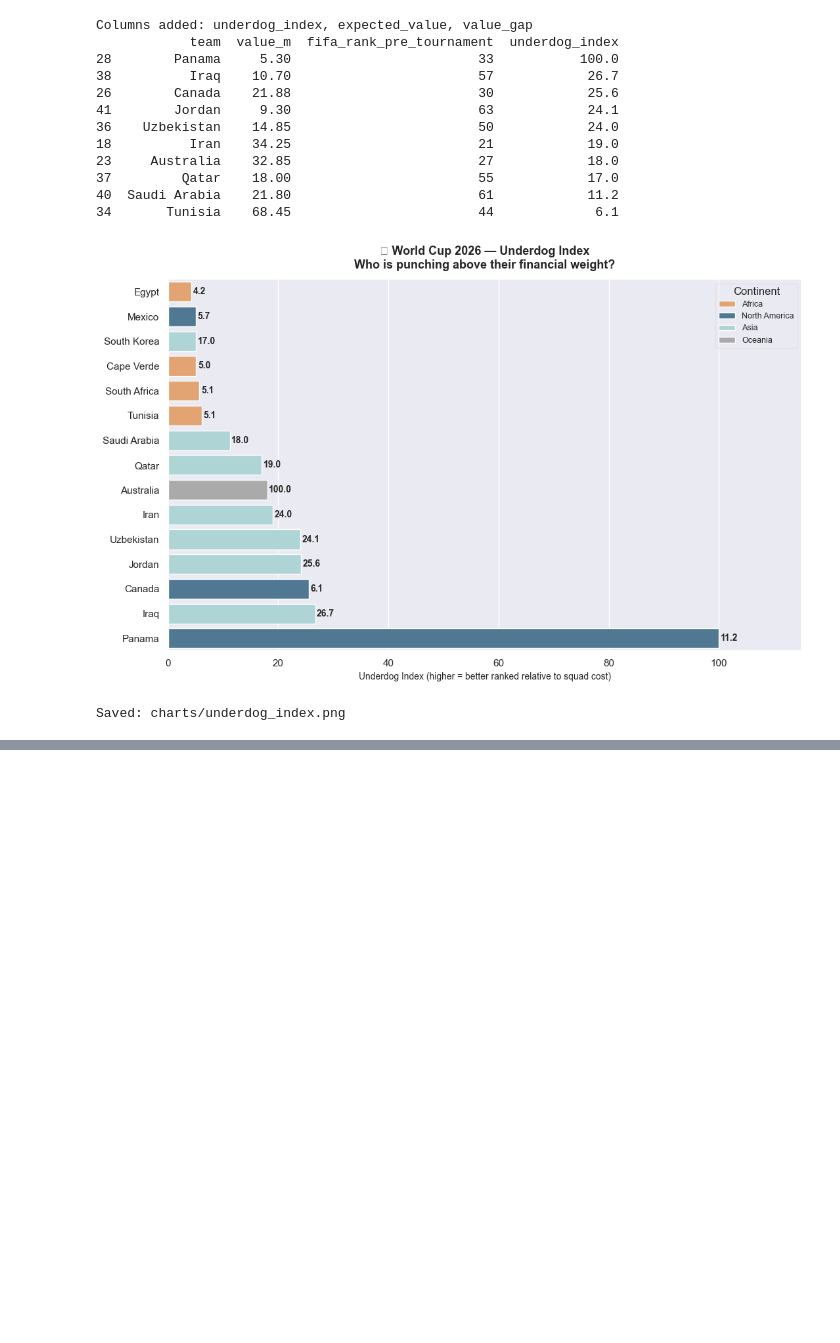
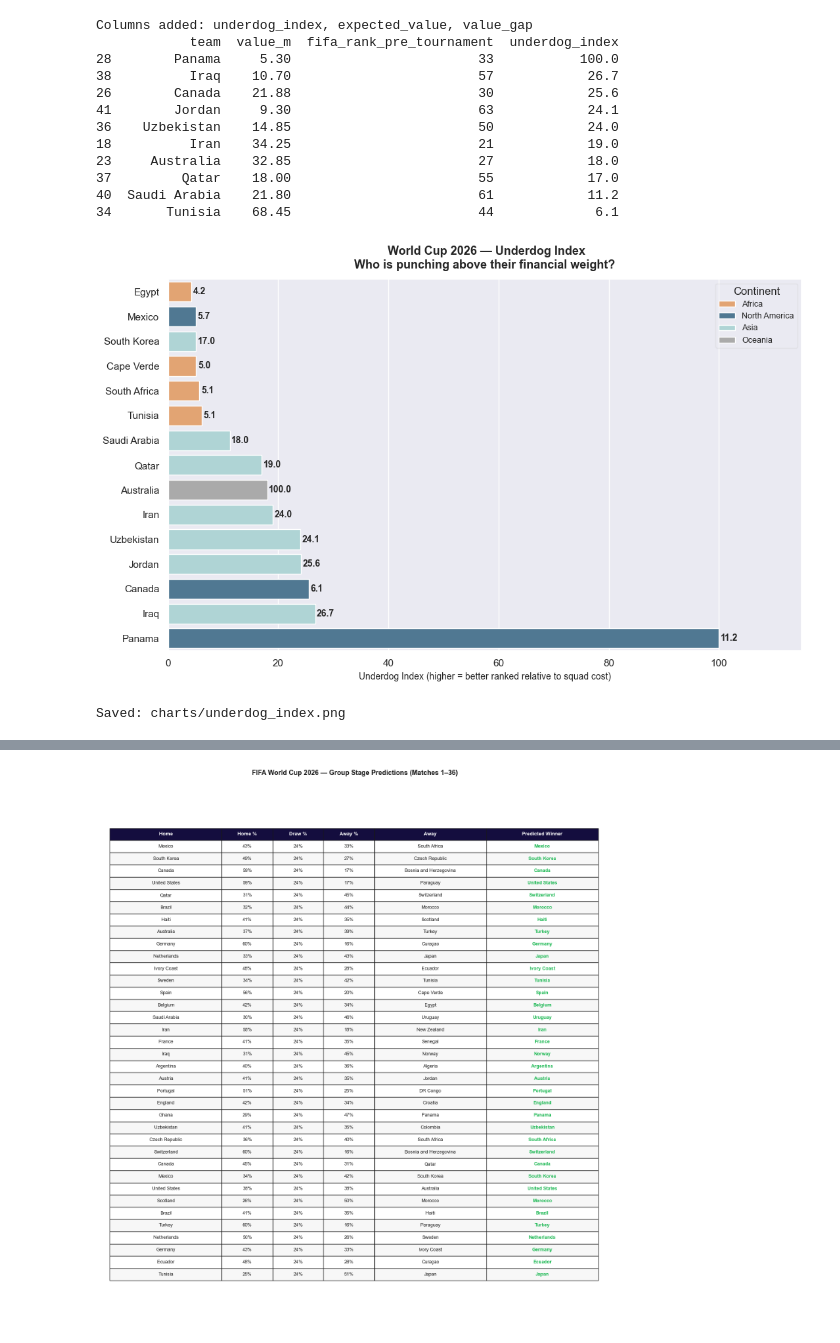
Before and after one commit to ojas996/fifa-world-cup-2026-analysis, a Jupyter notebook: analysis.ipynb, the cells around one changed output, grey strips where cells are left out. Saved outputs shown, nothing was run; the diff lists cells and outputs as text; code cells hidden in the pictures; blank space fills up the shorter version.

```diff
--- a/analysis.ipynb
+++ b/analysis.ipynb
@@ -1283,8 +1299,6 @@ Columns added: underdog_index, expected_value, value_gap
 40  Saudi Arabia    21.80                        61            11.2
 34       Tunisia    68.45                        44             6.1
 # %%
-# ── CHART 3: UNDERDOG INDEX ───────────────────────────────────
-
 top_underdogs = squads.sort_values('underdog_index', ascending=False).head(15)
 top_underdogs_plot = top_underdogs.sort_values('underdog_index', ascending=True)
 
@@ -1300,7 +1314,6 @@ sns.barplot(
     ax=ax
 )
 
-# Index score labels
 for bar, (_, row) in zip(ax.patches, top_underdogs_plot.iterrows()):
     ax.text(
         bar.get_width() + 0.3,
@@ -1314,7 +1327,7 @@ for bar, (_, row) in zip(ax.patches, top_underdogs_plot.iterrows()):
 ax.set_xlabel('Underdog Index (higher = better ranked relative to squad cost)', fontsize=10)
 ax.set_ylabel('')
 ax.set_title(
-    '⚽ World Cup 2026 — Underdog Index\nWho is punching above their financial weight?',
+    ' World Cup 2026 — Underdog Index\nWho is punching above their financial weight?',
     fontsize=13, fontweight='bold', pad=12
 )
 ax.set_xlim(0, top_underdogs_plot['underdog_index'].max() * 1.15)
@@ -1368,0 +1347,77 @@ Average squad value : €312M
+# %%
+def plot_predictions_table(df_slice, filename, title_suffix=''):
+    rows = []
+    for _, r in df_slice.iterrows():
+        rows.append([
+            r['home_team'],
+            f"{r['home_prob']*100:.0f}%",
+            f"{r['draw_prob']*100:.0f}%",
+            f"{r['away_prob']*100:.0f}%",
+            r['away_team'],
+            r['predicted_winner']
+        ])
+
+    col_labels = ['Home', 'Home %', 'Draw %', 'Away %', 'Away', 'Predicted Winner']
+
+    fig, ax = plt.subplots(figsize=(14, len(rows) * 0.38 + 1.5))
+    ax.axis('off')
+    fig.patch.set_facecolor('white')
+
+    table = ax.table(
+        cellText=rows,
+        colLabels=col_labels,
+        cellLoc='center',
+        loc='center'
+    )
+    table.auto_set_font_size(False)
+    table.set_fontsize(9)
+    table.scale(1, 1.6)
+
+
+    col_widths = [0.22, 0.10, 0.10, 0.10, 0.22, 0.22]
+    for j, width in enumerate(col_widths):
+        for i in range(len(rows) + 1):
+            table[i, j].set_width(width)
+
+
+    for j in range(len(col_labels)):
+        table[0, j].set_facecolor("#140d3e")
+        table[0, j].set_text_props(color='white', fontweight='bold', fontsize=9.5)
+
+
+    for i in range(1, len(rows) + 1):
+        bg = '#f7f7f7' if i % 2 == 0 else 'white'
+        for j in range(len(col_labels)):
+            table[i, j].set_facecolor(bg)
+            table[i, j].set_text_props(color='#1a1a1a')
+
+        # Predicted winner column — green text, bold
+        table[i, 5].set_text_props(
+            color='#1db954', fontweight='bold'
+        )
+
+    ax.set_title(
+        f' FIFA World Cup 2026 — Group Stage Predictions {title_suffix}\n'
+        ,
+        fontsize=13, fontweight='bold', pad=7, color='#1a1a1a'
+    )
+
+    plt.tight_layout()
+    plt.savefig(f'charts/{filename}', dpi=150, bbox_inches='tight',
+                facecolor='white')
+    plt.show()
+    print(f"Saved: charts/{filename}")
+
+half = len(group_df) // 2
+plot_predictions_table(
+    group_df.iloc[:half],
+    'post1_predictions_table_1.png',
+    '(Matches 1–36)'
+)
+plot_predictions_table(
+    group_df.iloc[half:],
+    'post1_predictions_table_2.png',
+    '(Matches 37–72)'
+)
+# %% [output]
+[figure, added]
```
Also changed, not shown: parts of 58 cells of this notebook, 12 other files.
